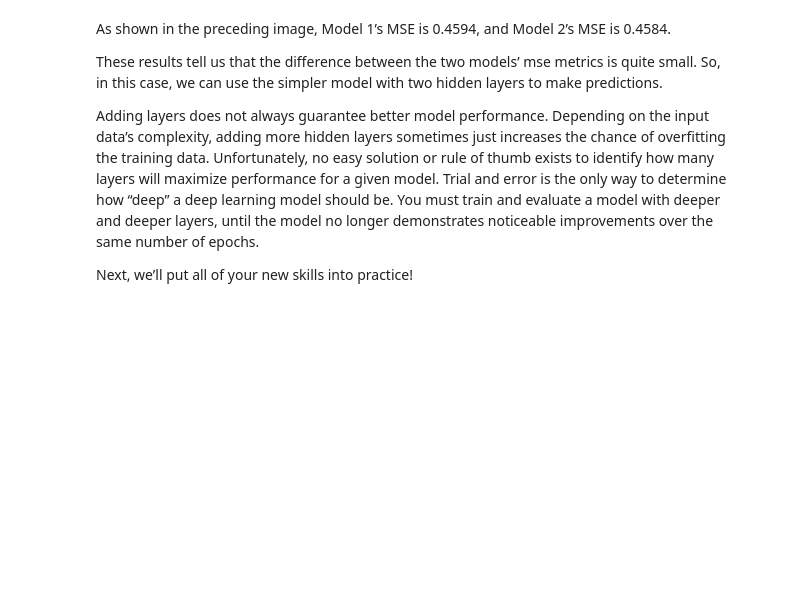
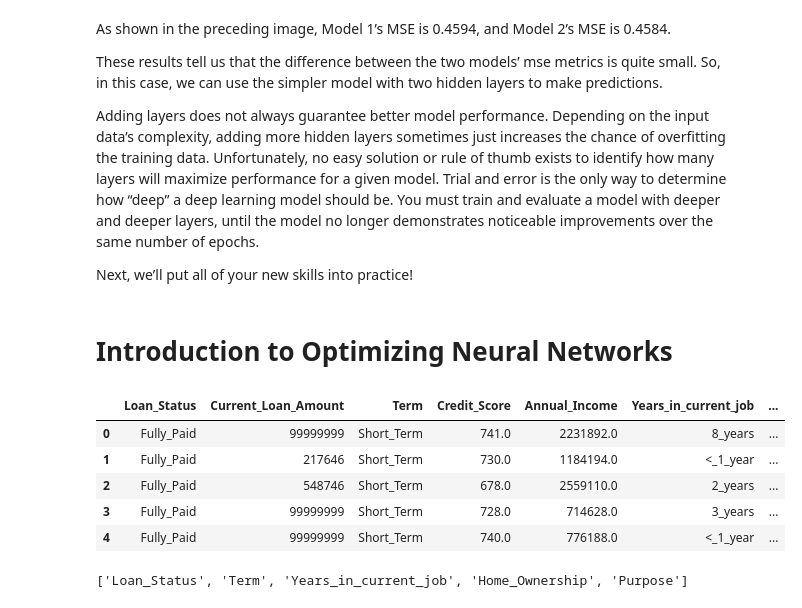
Before and after one commit to carlosmpr/fintech, a Jupyter notebook: module13/neural.ipynb, the cells around one changed output. Cells and saved outputs as stored; diff of their text form; code cells hidden in the pictures; blank space fills up the shorter version.

```diff
--- a/module13/neural.ipynb
+++ b/module13/neural.ipynb
@@ -411,3 +411,5 @@ These results tell us that the difference between the two models’ mse metrics
 Adding layers does not always guarantee better model performance. Depending on the input data’s complexity, adding more hidden layers sometimes just increases the chance of overfitting the training data. Unfortunately, no easy solution or rule of thumb exists to identify how many layers will maximize performance for a given model. Trial and error is the only way to determine how “deep” a deep learning model should be. You must train and evaluate a model with deeper and deeper layers, until the model no longer demonstrates noticeable improvements over the same number of epochs.
 
 Next, we’ll put all of your new skills into practice!
+# %% [markdown]
+# Introduction to Optimizing Neural Networks
@@ -413,0 +422,15 @@ Next, we’ll put all of your new skills into practice!
+# %%
+# Read the CSV file from the Resources folder into a Pandas DataFrame
+df = pd.read_csv(
+    Path("./loan_status.csv")
+)
+
+# Review the DataFrame
+df.head()
+# %% [output]
+|  | Loan_Status | Current_Loan_Amount | Term | Credit_Score | Annual_Income | Years_in_current_job | ... |
+| 0 | Fully_Paid | 99999999 | Short_Term | 741.0 | 2231892.0 | 8_years | ... |
+| 1 | Fully_Paid | 217646 | Short_Term | 730.0 | 1184194.0 | <_1_year | ... |
+| 2 | Fully_Paid | 548746 | Short_Term | 678.0 | 2559110.0 | 2_years | ... |
+| 3 | Fully_Paid | 99999999 | Short_Term | 728.0 | 714628.0 | 3_years | ... |
+| 4 | Fully_Paid | 99999999 | Short_Term | 740.0 | 776188.0 | <_1_year | ... |
@@ -413,0 +440,4 @@ Next, we’ll put all of your new skills into practice!
+# %%
+list(df.dtypes[df.dtypes == "object"].index)
+# %% [output]
+['Loan_Status', 'Term', 'Years_in_current_job', 'Home_Ownership', 'Purpose']
```
Also changed, not shown: parts of 7 cells of this notebook, 4 other files.
